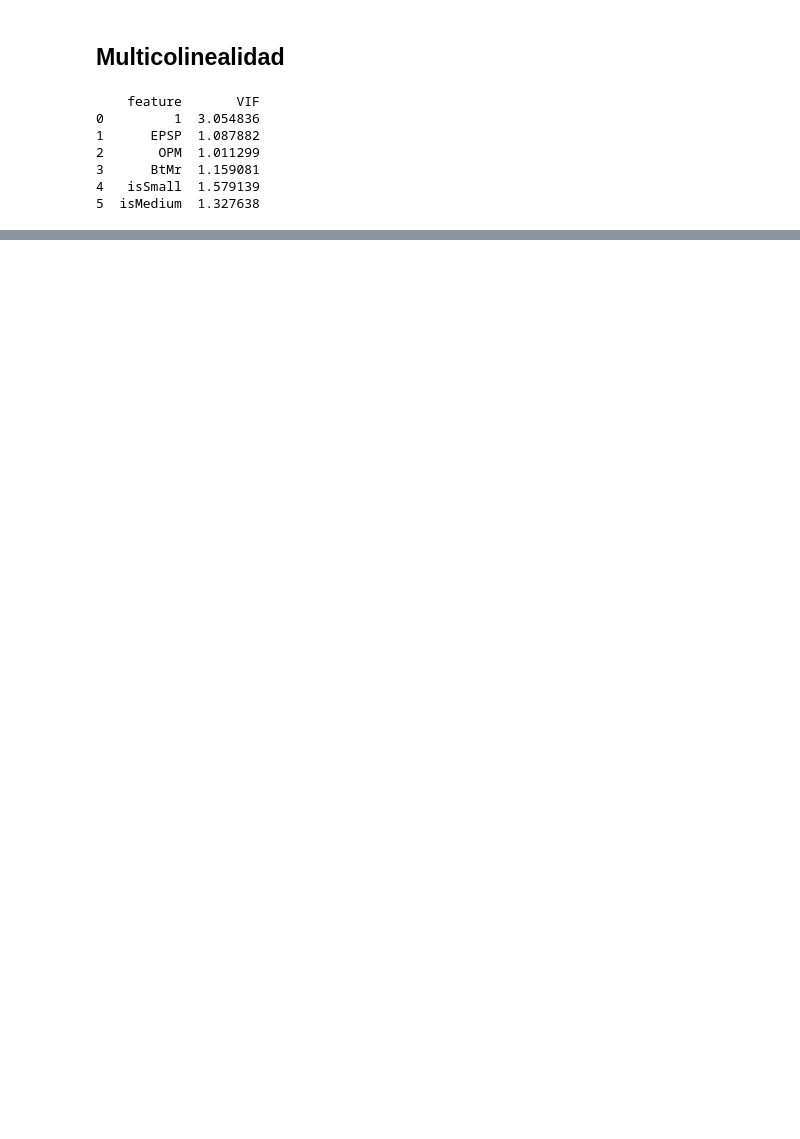
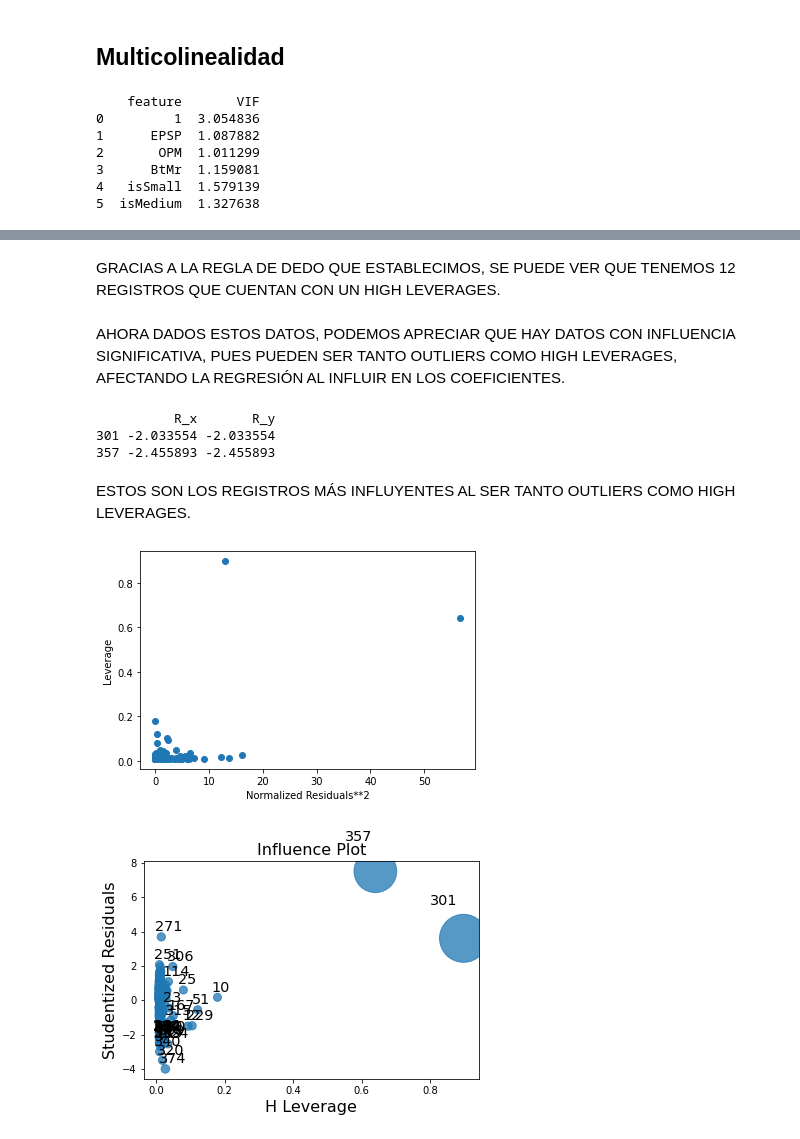
Before and after one commit to A01705746/TC3007C_Estadistica, a Jupyter notebook: Entregable 1/Preprocesamiento_y_análisis_de_datos_multivariados.ipynb, the cells around one changed output, grey strips where cells are left out. Drawn from its saved outputs; the diff is of its cells as text; code cells hidden in the pictures; blank space fills up the shorter version.

```diff
--- a/Entregable 1/Preprocesamiento_y_análisis_de_datos_multivariados.ipynb
+++ b/Entregable 1/Preprocesamiento_y_análisis_de_datos_multivariados.ipynb
@@ -591,0 +606,7 @@ print(vif_data)
+# %%
+# Concatenación con la variable dependiente y (R)
+from statsmodels.formula.api import ols
+
+y_dep = pd.concat([ym.R, inf_sum], axis = 1)
+y_dep =y_dep.rename(columns={'hat_diag': 'leverage'})
+y_dep.head()
@@ -591,0 +745,36 @@ print(vif_data)
+# %% [markdown]
+GRACIAS A LA REGLA DE DEDO QUE ESTABLECIMOS, SE PUEDE VER QUE TENEMOS 12 REGISTROS QUE CUENTAN CON UN HIGH LEVERAGES.
+# %% [markdown]
+AHORA DADOS ESTOS DATOS, PODEMOS APRECIAR QUE HAY DATOS CON INFLUENCIA SIGNIFICATIVA, PUES PUEDEN SER TANTO OUTLIERS COMO HIGH LEVERAGES, AFECTANDO LA REGRESIÓN AL INFLUIR EN LOS COEFICIENTES.
+# %%
+# Valores que son outliers y high leverage
+outlier = pd.DataFrame((y_dep.R[abs(r) > 2]))
+leverage= pd.DataFrame((y_dep.R[abs(l) > ((2*5)+2)/343]))
+
+Influential=pd.merge(outlier,leverage, left_index=True, right_index=True)
+print(Influential)
+# %% [output]
+          R_x       R_y
+301 -2.033554 -2.033554
+357 -2.455893 -2.455893
+# %% [markdown]
+ESTOS SON LOS REGISTROS MÁS INFLUYENTES AL SER TANTO OUTLIERS COMO HIGH LEVERAGES.
+# %%
+# Se usa el cuadrado de los residuos para facilitar la visualización
+
+from statsmodels.graphics.regressionplots import *
+#plot_leverage_resid2(lm)
+#plt.show()
+
+plt.scatter(y_dep.student_resid ** 2, y_dep.leverage)
+#for i, state in enumerate(ym.R):
+#  plt.annotate(state, [(y_dep.student_resid ** 2)[i],  y_dep.leverage[i]])
+plt.xlabel("Normalized Residuals**2")
+plt.ylabel("Leverage")
+plt.show()
+
+influence_plot(model)
+plt.show()
+# %% [output]
+[figure, added]
+[figure, added]
```
Also changed, not shown: parts of 116 cells of this notebook.
